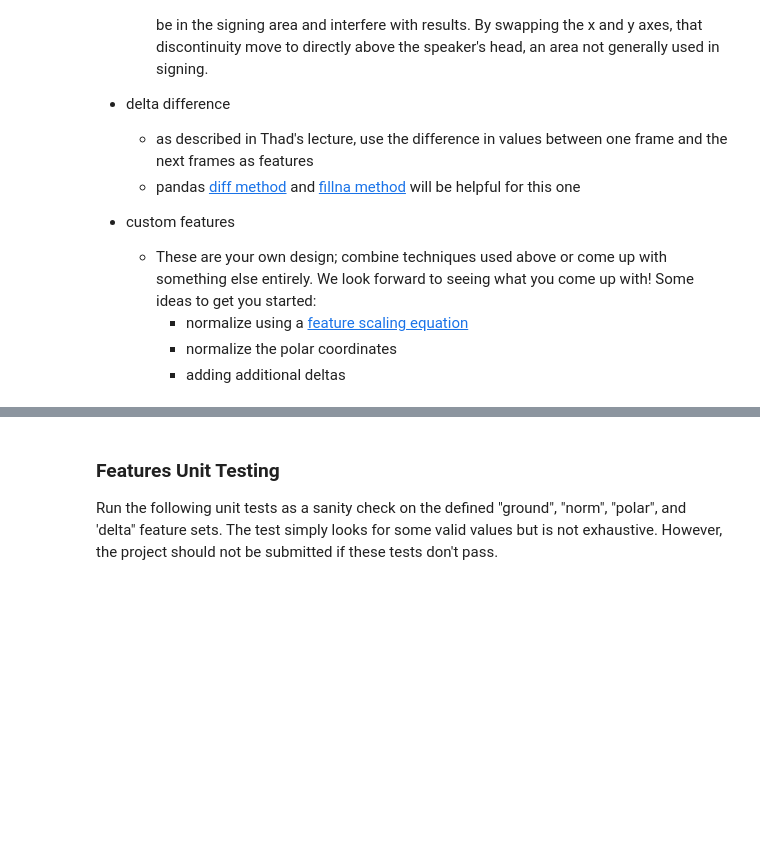
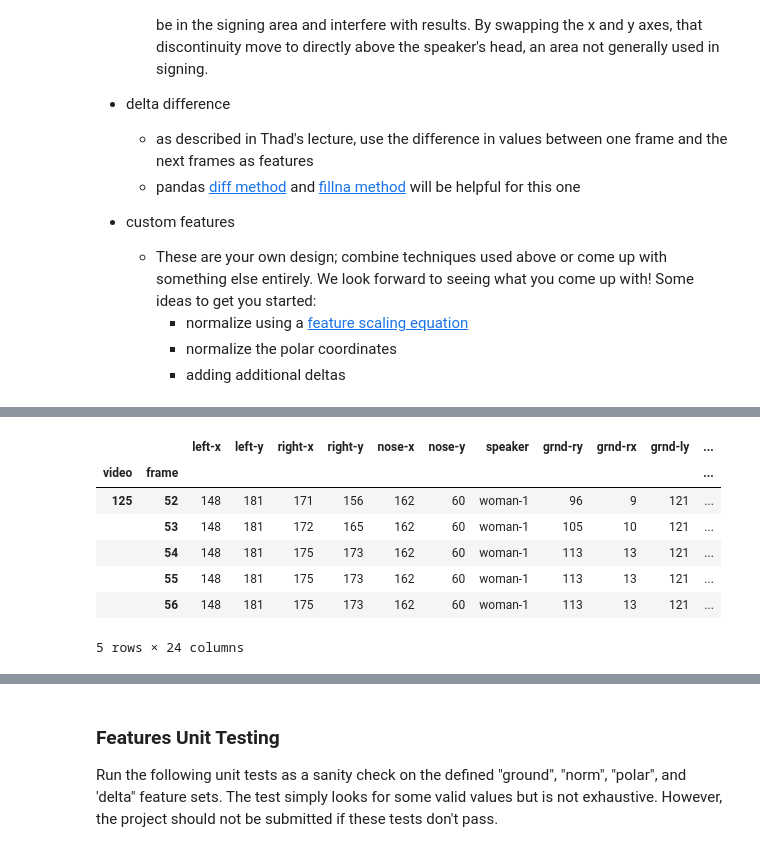
Before and after one commit to rizwaan/AIND, a Jupyter notebook: AIND P4 - Recognizer/asl_recognizer.ipynb, the cells around one changed output, grey strips where cells are left out. Cells and saved outputs as stored; diff of their text form; code cells hidden in the pictures; blank space fills up the shorter version.

```diff
--- a/AIND P4 - Recognizer/asl_recognizer.ipynb
+++ b/AIND P4 - Recognizer/asl_recognizer.ipynb
@@ -218,8 +262,23 @@ features_polar = ['polar-rr', 'polar-rtheta', 'polar-lr', 'polar-ltheta']
 # %%
 # TODO add features for left, right, x, y differences by one time step, i.e. the "delta" values discussed in the lecture
 # Name these 'delta-rx', 'delta-ry', 'delta-lx', and 'delta-ly'
 
 features_delta = ['delta-rx', 'delta-ry', 'delta-lx', 'delta-ly']
+
+features_xy = ['right-x','right-y','left-x','left-y']
+for i,v in enumerate(features_delta):
+    asl.df[v]= asl.df[features_xy[i]].diff().fillna(0)
+
+asl.df.tail()
+# %% [output]
+|  |  | left-x | left-y | right-x | right-y | nose-x | nose-y | speaker | grnd-ry | grnd-rx | grnd-ly | ... |
+| video | frame |  |  |  |  |  |  |  |  |  |  | ... |
+| 125 | 52 | 148 | 181 | 171 | 156 | 162 | 60 | woman-1 | 96 | 9 | 121 | ... |
+|  | 53 | 148 | 181 | 172 | 165 | 162 | 60 | woman-1 | 105 | 10 | 121 | ... |
+|  | 54 | 148 | 181 | 175 | 173 | 162 | 60 | woman-1 | 113 | 13 | 121 | ... |
+|  | 55 | 148 | 181 | 175 | 173 | 162 | 60 | woman-1 | 113 | 13 | 121 | ... |
+|  | 56 | 148 | 181 | 175 | 173 | 162 | 60 | woman-1 | 113 | 13 | 121 | ... |
+5 rows × 24 columns
 # %%
 # TODO add features of your own design, which may be a combination of the above or something else
 # Name these whatever you would like
```
Also changed, not shown: parts of 34 cells of this notebook, 4 other files.
